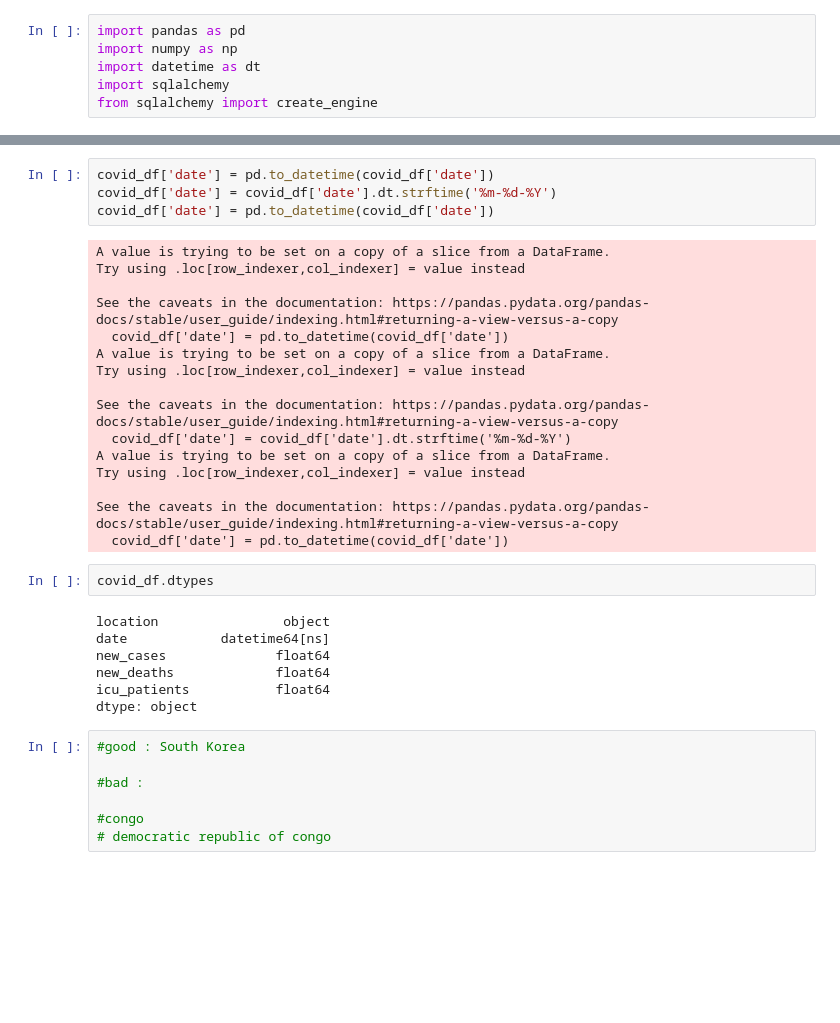
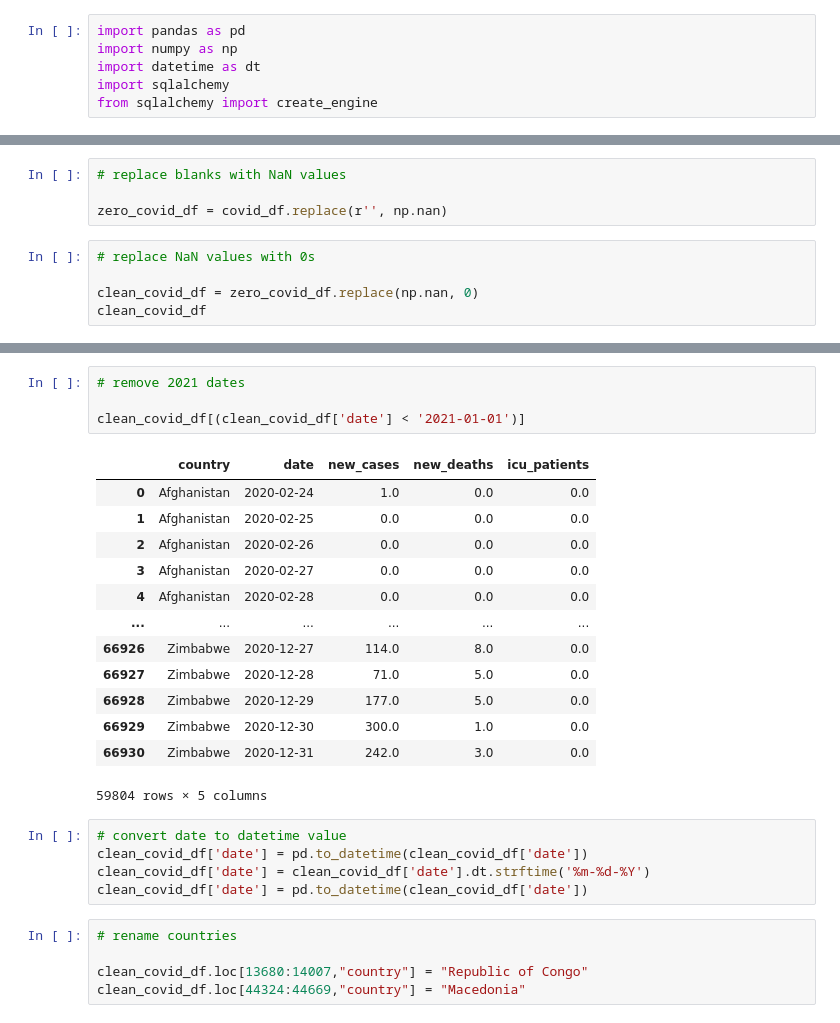
Before and after one commit to Kpearson72/etl-project-team4, a Jupyter notebook: Avery_working_directory/Avery_working_covid_data_per_country.ipynb, the cells around one changed output, grey strips where cells are left out. Saved outputs shown, nothing was run; the diff lists cells and outputs as text; blank space fills up the shorter version.

```diff
--- a/Avery_working_directory/Avery_working_covid_data_per_country.ipynb
+++ b/Avery_working_directory/Avery_working_covid_data_per_country.ipynb
@@ -104,0 +91,9 @@ covid_df.loc[covid_df['location'] == 'Democratic Republic of Congo']
+# %%
+# replace blanks with NaN values
+
+zero_covid_df = covid_df.replace(r'', np.nan)
+# %%
+# replace NaN values with 0s
+
+clean_covid_df = zero_covid_df.replace(np.nan, 0)
+clean_covid_df
@@ -105,36 +125,28 @@ covid_df.loc[covid_df['location'] == 'Democratic Republic of Congo']
+# %%
+# remove 2021 dates
+
+clean_covid_df[(clean_covid_df['date'] < '2021-01-01')]
+# %% [output]
+|  | country | date | new_cases | new_deaths | icu_patients |
+| 0 | Afghanistan | 2020-02-24 | 1.0 | 0.0 | 0.0 |
+| 1 | Afghanistan | 2020-02-25 | 0.0 | 0.0 | 0.0 |
+| 2 | Afghanistan | 2020-02-26 | 0.0 | 0.0 | 0.0 |
+| 3 | Afghanistan | 2020-02-27 | 0.0 | 0.0 | 0.0 |
+| 4 | Afghanistan | 2020-02-28 | 0.0 | 0.0 | 0.0 |
+| ... | ... | ... | ... | ... | ... |
+| 66926 | Zimbabwe | 2020-12-27 | 114.0 | 8.0 | 0.0 |
+| 66927 | Zimbabwe | 2020-12-28 | 71.0 | 5.0 | 0.0 |
+| 66928 | Zimbabwe | 2020-12-29 | 177.0 | 5.0 | 0.0 |
+| 66929 | Zimbabwe | 2020-12-30 | 300.0 | 1.0 | 0.0 |
+| 66930 | Zimbabwe | 2020-12-31 | 242.0 | 3.0 | 0.0 |
+59804 rows × 5 columns
 # %%
-covid_df['date'] = pd.to_datetime(covid_df['date'])
-covid_df['date'] = covid_df['date'].dt.strftime('%m-%d-%Y')
-covid_df['date'] = pd.to_datetime(covid_df['date'])
+# convert date to datetime value
+clean_covid_df['date'] = pd.to_datetime(clean_covid_df['date'])
+clean_covid_df['date'] = clean_covid_df['date'].dt.strftime('%m-%d-%Y')
+clean_covid_df['date'] = pd.to_datetime(clean_covid_df['date'])
-# %% [output]
-A value is trying to be set on a copy of a slice from a DataFrame.
-Try using .loc[row_indexer,col_indexer] = value instead
-
-See the caveats in the documentation: https://pandas.pydata.org/pandas-docs/stable/user_guide/indexing.html#returning-a-view-versus-a-copy
-  covid_df['date'] = pd.to_datetime(covid_df['date'])
-A value is trying to be set on a copy of a slice from a DataFrame.
-Try using .loc[row_indexer,col_indexer] = value instead
-
-See the caveats in the documentation: https://pandas.pydata.org/pandas-docs/stable/user_guide/indexing.html#returning-a-view-versus-a-copy
-  covid_df['date'] = covid_df['date'].dt.strftime('%m-%d-%Y')
-A value is trying to be set on a copy of a slice from a DataFrame.
-Try using .loc[row_indexer,col_indexer] = value instead
-
-See the caveats in the documentation: https://pandas.pydata.org/pandas-docs/stable/user_guide/indexing.html#returning-a-view-versus-a-copy
-  covid_df['date'] = pd.to_datetime(covid_df['date'])
-# %%
-covid_df.dtypes
-# %% [output]
-location                object
-date            datetime64[ns]
-new_cases              float64
-new_deaths             float64
-icu_patients           float64
-dtype: object
-# %%
-#good : South Korea
-
-#bad :
-
-#congo
-# democratic republic of congo
+# %%
+# rename countries
+
+clean_covid_df.loc[13680:14007,"country"] = "Republic of Congo"
+clean_covid_df.loc[44324:44669,"country"] = "Macedonia"
```
Also changed, not shown: parts of 15 cells of this notebook, 2 other files.
